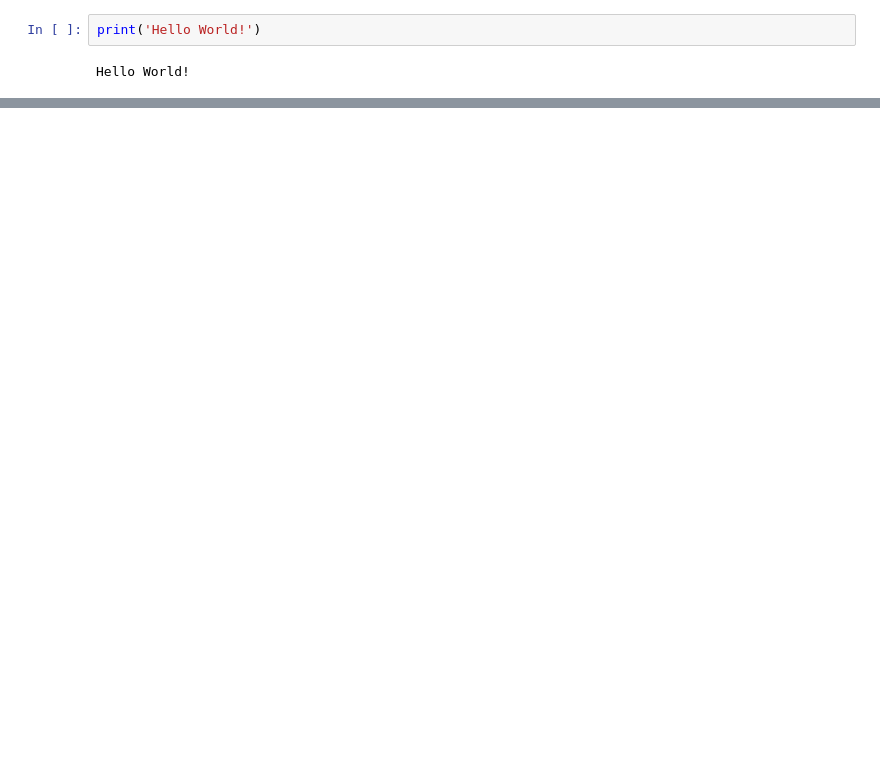
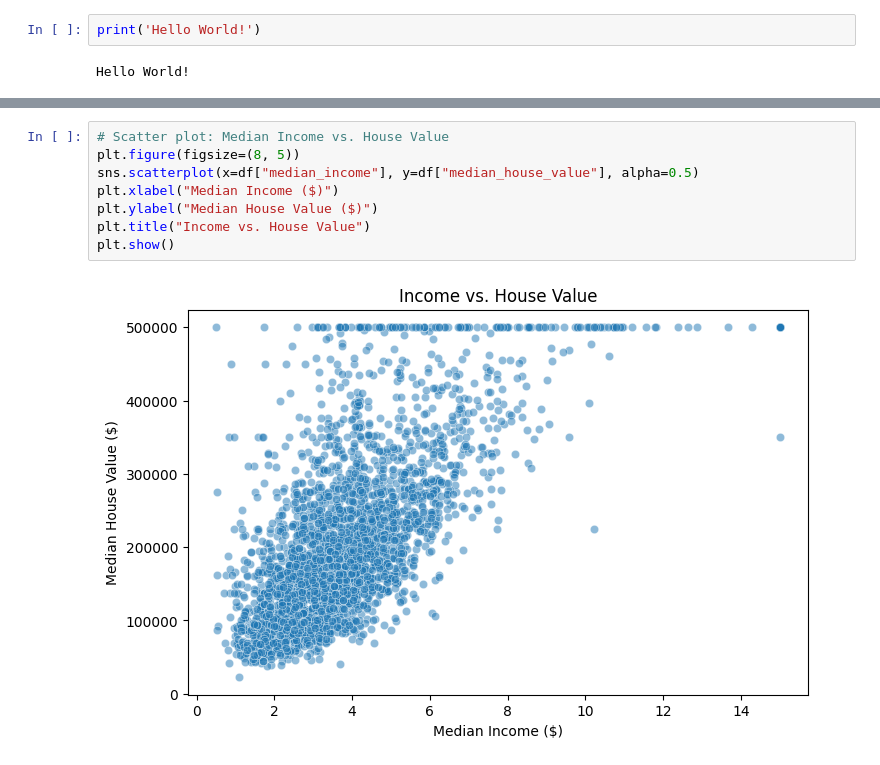
Before and after one commit to Culprit0897/Culprit0897, a Jupyter notebook: Untitled0.ipynb, the cells around one changed output, grey strips where cells are left out. Cells and saved outputs as stored; diff of their text form; blank space fills up the shorter version.

```diff
--- a/Untitled0.ipynb
+++ b/Untitled0.ipynb
@@ -31,0 +106,10 @@ df       longitude  latitude  housing_median_age  total_rooms  total_bedrooms  \
+# %%
+# Scatter plot: Median Income vs. House Value
+plt.figure(figsize=(8, 5))
+sns.scatterplot(x=df["median_income"], y=df["median_house_value"], alpha=0.5)
+plt.xlabel("Median Income ($)")
+plt.ylabel("Median House Value ($)")
+plt.title("Income vs. House Value")
+plt.show()
+# %% [output]
+[figure, added]
```
Also changed, not shown: parts of 6 cells of this notebook.
